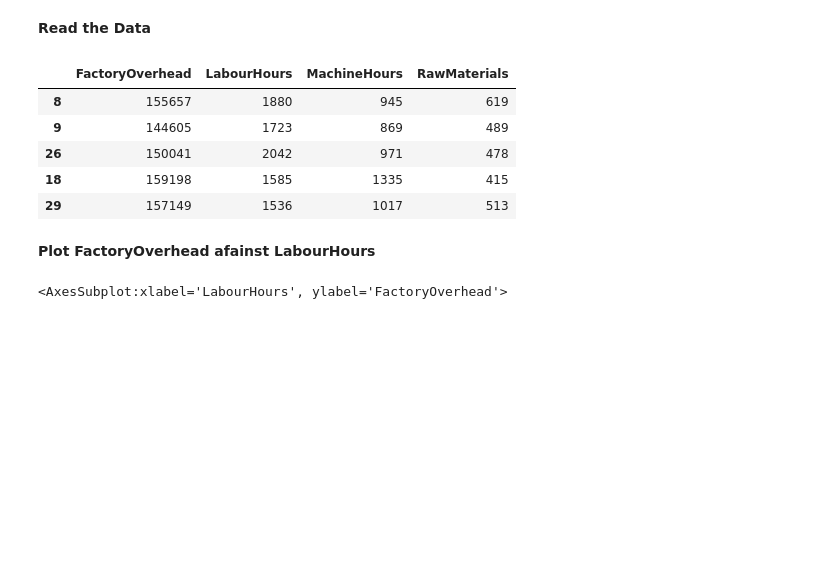
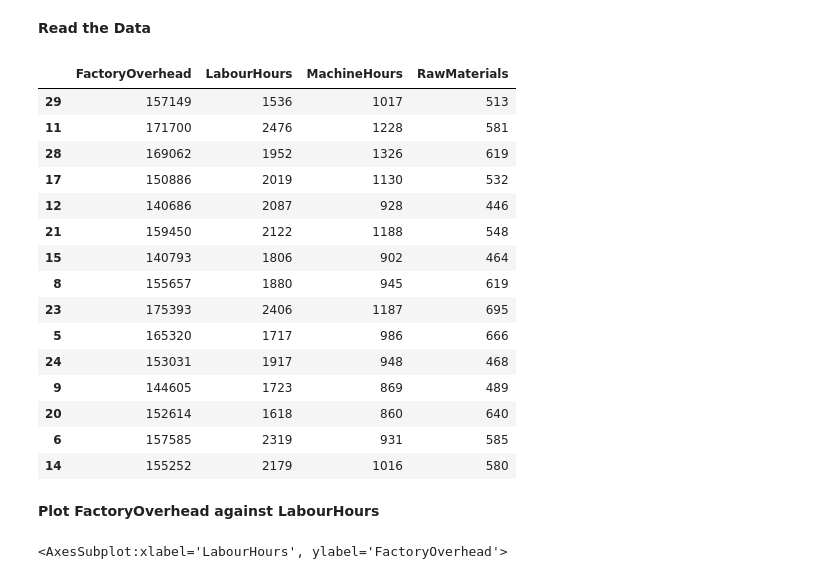
Before and after one commit to blucap/mmpa502, a Jupyter notebook: cost_estimation.ipynb, the cells around one changed output. Saved outputs shown, nothing was run; the diff lists cells and outputs as text; code cells hidden in the pictures; blank space fills up the shorter version.

```diff
--- a/cost_estimation.ipynb
+++ b/cost_estimation.ipynb
@@ -9,16 +9,26 @@ import statsmodels.api as sm
 # %%
 df = pd.read_excel("cost_estimate_raw_data.xlsx")
 df.columns = [x.replace(r' ', '') for x in list(df)]
-df.sample(5)
+df.sample(15)
 # %% [output]
 |  | FactoryOverhead | LabourHours | MachineHours | RawMaterials |
+| 29 | 157149 | 1536 | 1017 | 513 |
+| 11 | 171700 | 2476 | 1228 | 581 |
+| 28 | 169062 | 1952 | 1326 | 619 |
+| 17 | 150886 | 2019 | 1130 | 532 |
+| 12 | 140686 | 2087 | 928 | 446 |
+| 21 | 159450 | 2122 | 1188 | 548 |
+| 15 | 140793 | 1806 | 902 | 464 |
 | 8 | 155657 | 1880 | 945 | 619 |
+| 23 | 175393 | 2406 | 1187 | 695 |
+| 5 | 165320 | 1717 | 986 | 666 |
+| 24 | 153031 | 1917 | 948 | 468 |
 | 9 | 144605 | 1723 | 869 | 489 |
-| 26 | 150041 | 2042 | 971 | 478 |
-| 18 | 159198 | 1585 | 1335 | 415 |
-| 29 | 157149 | 1536 | 1017 | 513 |
+| 20 | 152614 | 1618 | 860 | 640 |
+| 6 | 157585 | 2319 | 931 | 585 |
+| 14 | 155252 | 2179 | 1016 | 580 |
 # %% [markdown]
-**Plot FactoryOverhead afainst  LabourHours**
+**Plot FactoryOverhead against  LabourHours**
 # %%
 df.plot.scatter(y = "FactoryOverhead", x="LabourHours")
 # %% [output]
```
Also changed, not shown: parts of 4 cells of this notebook.
